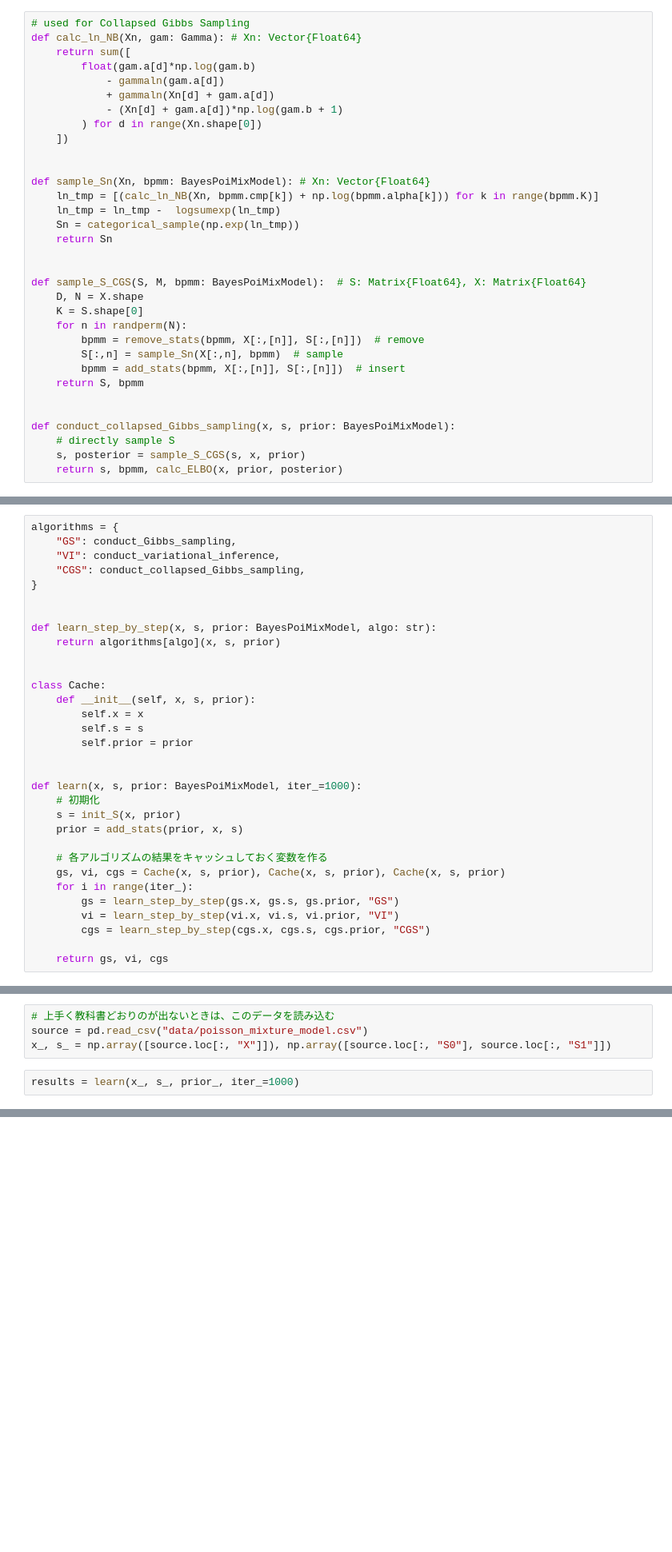
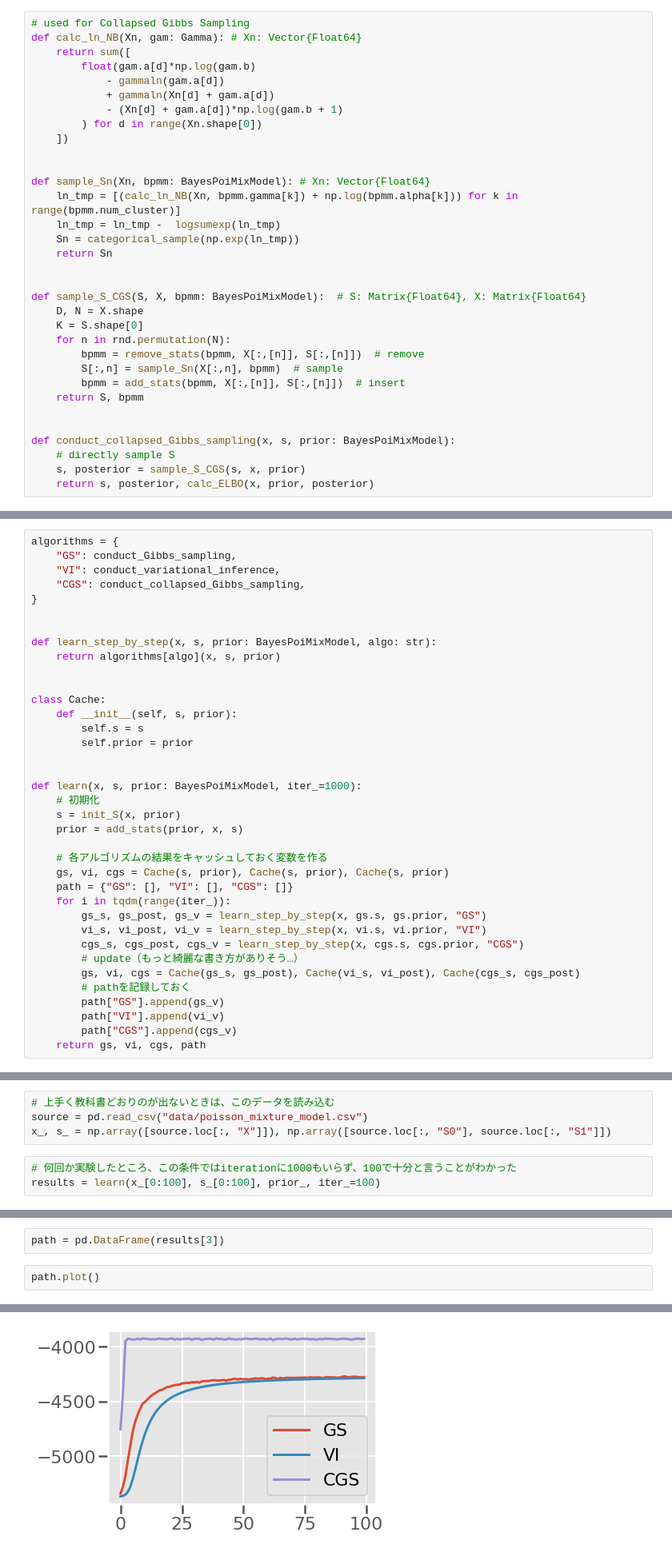
Before and after one commit to shnumano/learn-bayes, a Jupyter notebook: poisson_mixture_model.ipynb, the cells around one changed output, grey strips where cells are left out. Shown: that part at 80% size. Saved outputs shown, nothing was run; the diff lists cells and outputs as text; blank space fills up the shorter version.

```diff
--- a/poisson_mixture_model.ipynb
+++ b/poisson_mixture_model.ipynb
@@ -207,16 +208,16 @@ def calc_ln_NB(Xn, gam: Gamma): # Xn: Vector{Float64}
 
 
 def sample_Sn(Xn, bpmm: BayesPoiMixModel): # Xn: Vector{Float64}
-    ln_tmp = [(calc_ln_NB(Xn, bpmm.cmp[k]) + np.log(bpmm.alpha[k])) for k in range(bpmm.K)]
+    ln_tmp = [(calc_ln_NB(Xn, bpmm.gamma[k]) + np.log(bpmm.alpha[k])) for k in range(bpmm.num_cluster)]
     ln_tmp = ln_tmp -  logsumexp(ln_tmp)
     Sn = categorical_sample(np.exp(ln_tmp))
     return Sn
 
 
-def sample_S_CGS(S, M, bpmm: BayesPoiMixModel):  # S: Matrix{Float64}, X: Matrix{Float64}
+def sample_S_CGS(S, X, bpmm: BayesPoiMixModel):  # S: Matrix{Float64}, X: Matrix{Float64}
     D, N = X.shape
     K = S.shape[0]
-    for n in randperm(N):
+    for n in rnd.permutation(N):
         bpmm = remove_stats(bpmm, X[:,[n]], S[:,[n]])  # remove
         S[:,n] = sample_Sn(X[:,n], bpmm)  # sample
         bpmm = add_stats(bpmm, X[:,[n]], S[:,[n]])  # insert
@@ -226,7 +227,7 @@ def sample_S_CGS(S, M, bpmm: BayesPoiMixModel):  # S: Matrix{Float64}, X: Matrix
 def conduct_collapsed_Gibbs_sampling(x, s, prior: BayesPoiMixModel):
     # directly sample S
     s, posterior = sample_S_CGS(s, x, prior)
-    return s, bpmm, calc_ELBO(x, prior, posterior)
+    return s, posterior, calc_ELBO(x, prior, posterior)
 # %% [markdown]
 指定されたアルゴリズムをstep-by-stepに実行していくwrapperを作っておく。
 # %%
@@ -242,8 +243,7 @@ def learn_step_by_step(x, s, prior: BayesPoiMixModel, algo: str):
 
 
 class Cache:
-    def __init__(self, x, s, prior):
-        self.x = x
+    def __init__(self, s, prior):
         self.s = s
         self.prior = prior
 
@@ -254,13 +254,19 @@ def learn(x, s, prior: BayesPoiMixModel, iter_=1000):
     prior = add_stats(prior, x, s)
 
     # 各アルゴリズムの結果をキャッシュしておく変数を作る
-    gs, vi, cgs = Cache(x, s, prior), Cache(x, s, prior), Cache(x, s, prior)
-    for i in range(iter_):
-        gs = learn_step_by_step(gs.x, gs.s, gs.prior, "GS")
-        vi = learn_step_by_step(vi.x, vi.s, vi.prior, "VI")
-        cgs = learn_step_by_step(cgs.x, cgs.s, cgs.prior, "CGS")
-
-    return gs, vi, cgs
+    gs, vi, cgs = Cache(s, prior), Cache(s, prior), Cache(s, prior)
+    path = {"GS": [], "VI": [], "CGS": []}
+    for i in tqdm(range(iter_)):
+        gs_s, gs_post, gs_v = learn_step_by_step(x, gs.s, gs.prior, "GS")
+        vi_s, vi_post, vi_v = learn_step_by_step(x, vi.s, vi.prior, "VI")
+        cgs_s, cgs_post, cgs_v = learn_step_by_step(x, cgs.s, cgs.prior, "CGS")
+        # update（もっと綺麗な書き方がありそう…）
+        gs, vi, cgs = Cache(gs_s, gs_post), Cache(vi_s, vi_post), Cache(cgs_s, cgs_post)
+        # pathを記録しておく
+        path["GS"].append(gs_v)
+        path["VI"].append(vi_v)
+        path["CGS"].append(cgs_v)
+    return gs, vi, cgs, path
 # %% [markdown]
 モデルを作って、クラスタリングを行うデータを見てみる。
 # %%
@@ -288,4 +294,5 @@ plt.hist(x_[0, :], alpha=.7)
 source = pd.read_csv("data/poisson_mixture_model.csv")
 x_, s_ = np.array([source.loc[:, "X"]]), np.array([source.loc[:, "S0"], source.loc[:, "S1"]])
 # %%
-results = learn(x_, s_, prior_, iter_=1000)
+# 何回か実験したところ、この条件ではiterationに1000もいらず、100で十分と言うことがわかった
+results = learn(x_[0:100], s_[0:100], prior_, iter_=100)
@@ -313,0 +299,5 @@ ipdb>  exit
+# %%
+path = pd.DataFrame(results[3])
+# %%
+path.plot()
+# %% [output]
@@ -313,0 +305 @@ ipdb>  exit
+[figure, added]
```
Also changed, not shown: parts of 8 cells of this notebook.
